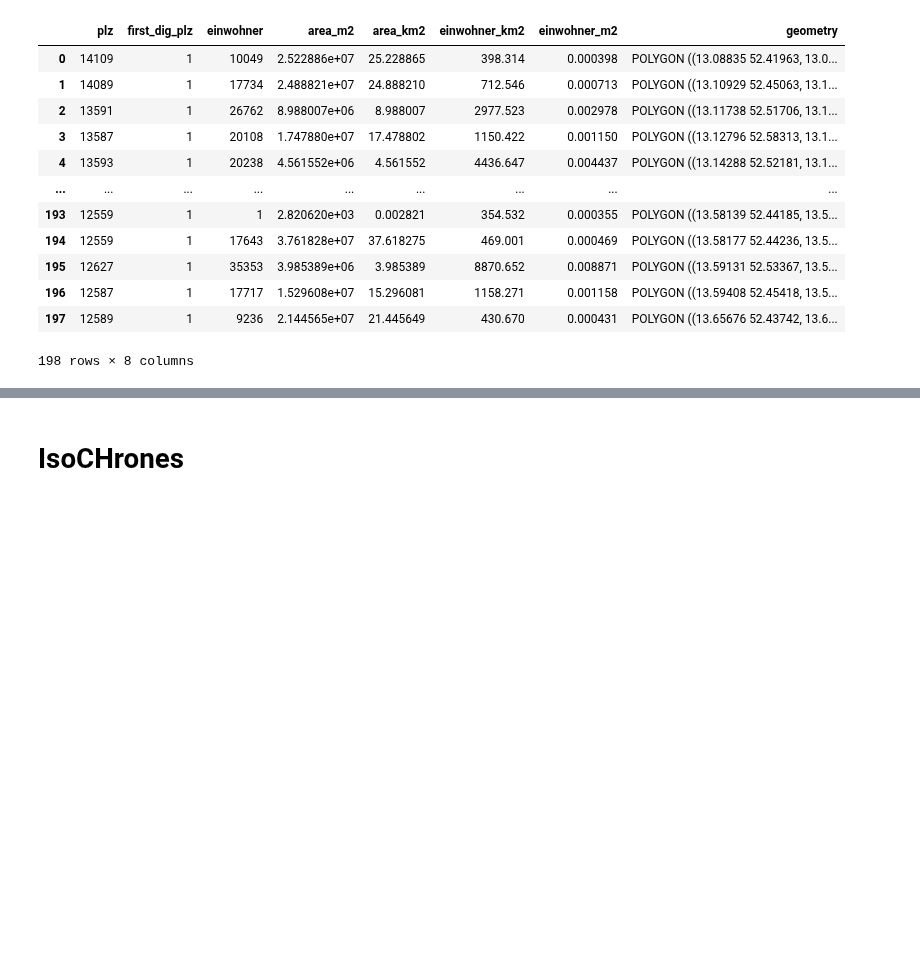
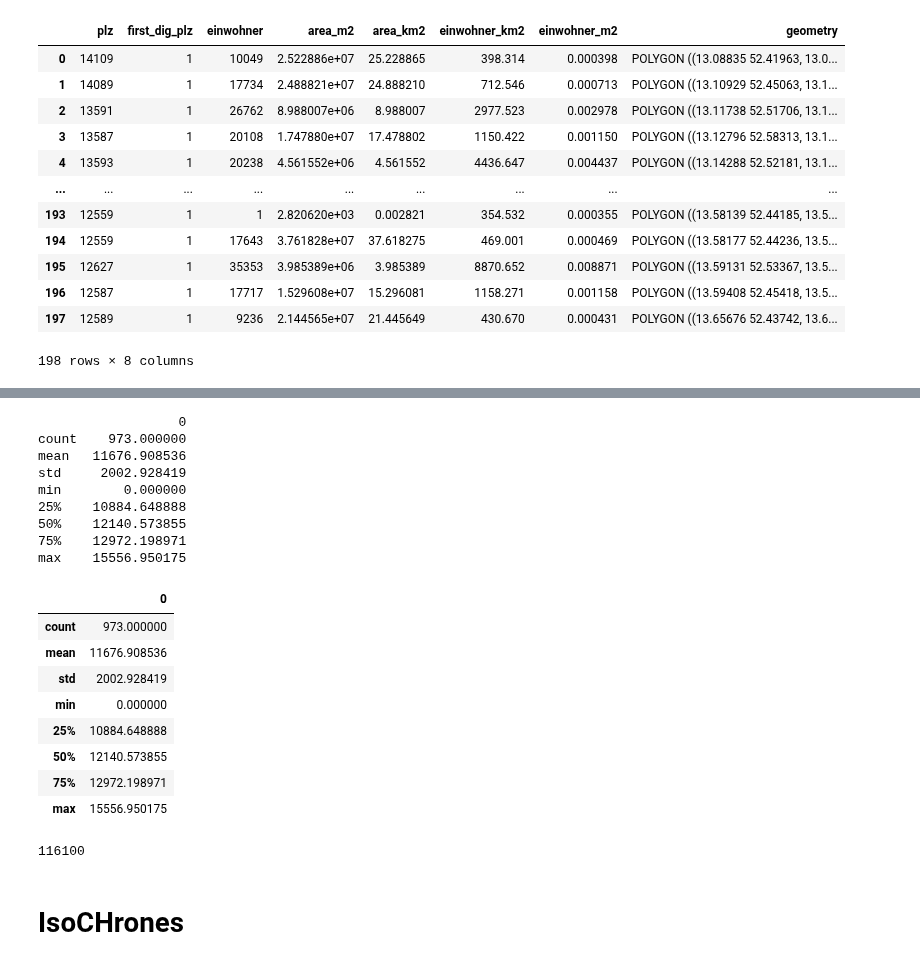
Before and after one commit to fom-big-data/fom-big-data-consulting-berlin-mobility-model, a Jupyter notebook: EXPLORATION/GEO-AnalyseWhiteSpots.ipynb, the cells around one changed output, grey strips where cells are left out. Saved outputs shown, nothing was run; the diff lists cells and outputs as text; code cells hidden in the pictures; blank space fills up the shorter version.

```diff
--- a/EXPLORATION/GEO-AnalyseWhiteSpots.ipynb
+++ b/EXPLORATION/GEO-AnalyseWhiteSpots.ipynb
@@ -134,0 +230,24 @@ TypeError: Cannot perform 'rand_' with a dtyped [object] array and scalar of typ
+# %%
+print(measure.describe())
+
+dataframe = measure.describe()
+dataframe
+# %% [output]
+                  0
+count    973.000000
+mean   11676.908536
+std     2002.928419
+min        0.000000
+25%    10884.648888
+50%    12140.573855
+75%    12972.198971
+max    15556.950175
+|  | 0 |
+| count | 973.000000 |
+| mean | 11676.908536 |
+| std | 2002.928419 |
+| min | 0.000000 |
+| 25% | 10884.648888 |
+| 50% | 12140.573855 |
+| 75% | 12972.198971 |
+| max | 15556.950175 |
@@ -135,3 +259,12 @@ TypeError: Cannot perform 'rand_' with a dtyped [object] array and scalar of typ
+# %%
+newliste = []
+for myListIndex in if_in_whiteplz_list:
+    for ListIndex in myListIndex:
+        #print(ListIndex)
+        newliste.append(ListIndex)
+len(newliste)
+# %% [output]
+116100
 # %%
 df
 # %%
```
Also changed, not shown: parts of 25 cells of this notebook, 1 other file.
